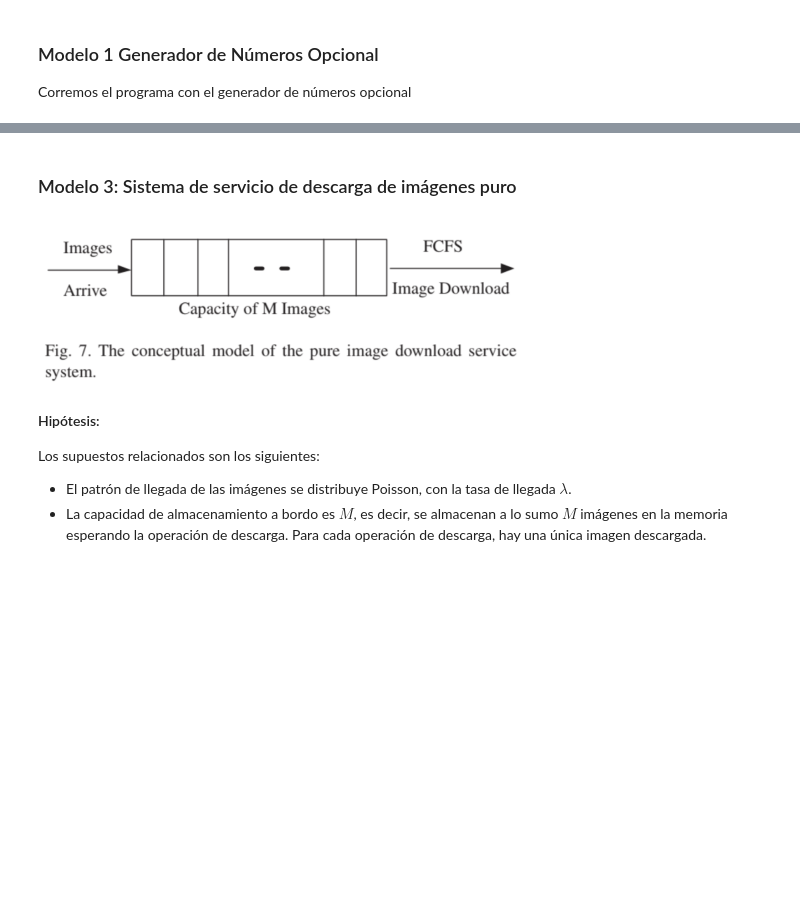
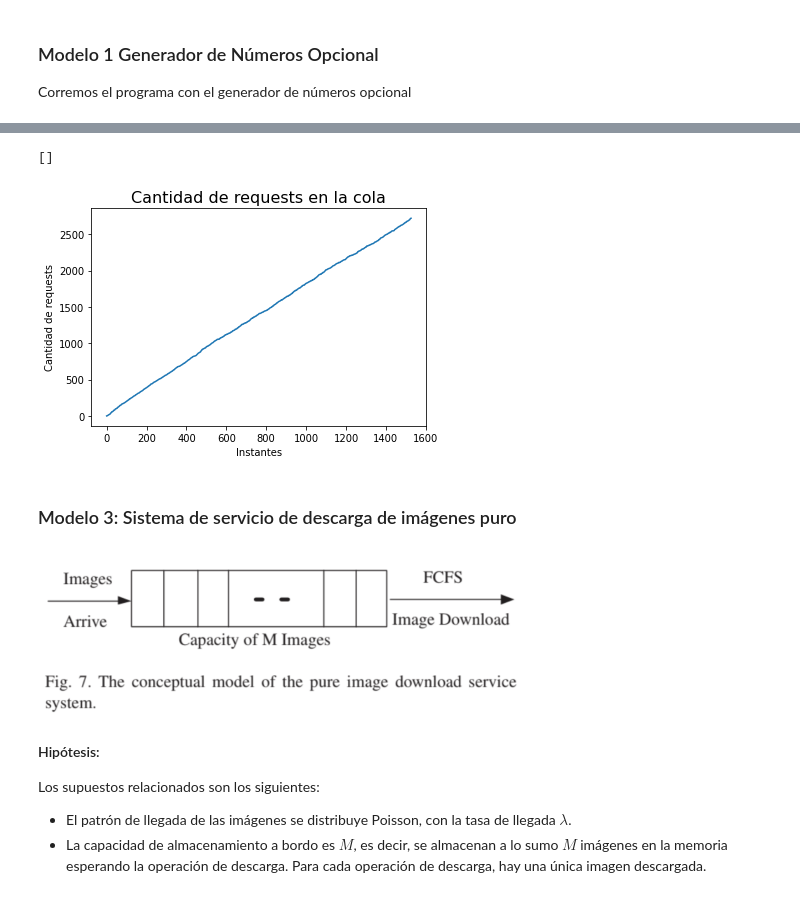
Before and after one commit to AldoRastrelli/Simulacion-FIUBA, a Jupyter notebook: TP2.ipynb, the cells around one changed output, grey strips where cells are left out. Saved outputs shown, nothing was run; the diff lists cells and outputs as text; code cells hidden in the pictures; blank space fills up the shorter version.

```diff
--- a/TP2.ipynb
+++ b/TP2.ipynb
@@ -342,3 +340,15 @@ Service Rate Per Day: 54.0
+# %%
+fig = plt.figure()
+ax = plt.axes()
+
+ax.plot(sat3.get_state_logs())
+plt.title("Cantidad de requests en la cola", size=16)
+plt.ylabel("Cantidad de requests")
+plt.xlabel("Instantes")
+plt.plot()
+# %% [output]
+[]
+[figure, added]
 # %% [markdown]
 ### Modelo 3: Sistema de servicio de descarga de imágenes puro
 
```
Also changed, not shown: parts of 12 cells of this notebook.
